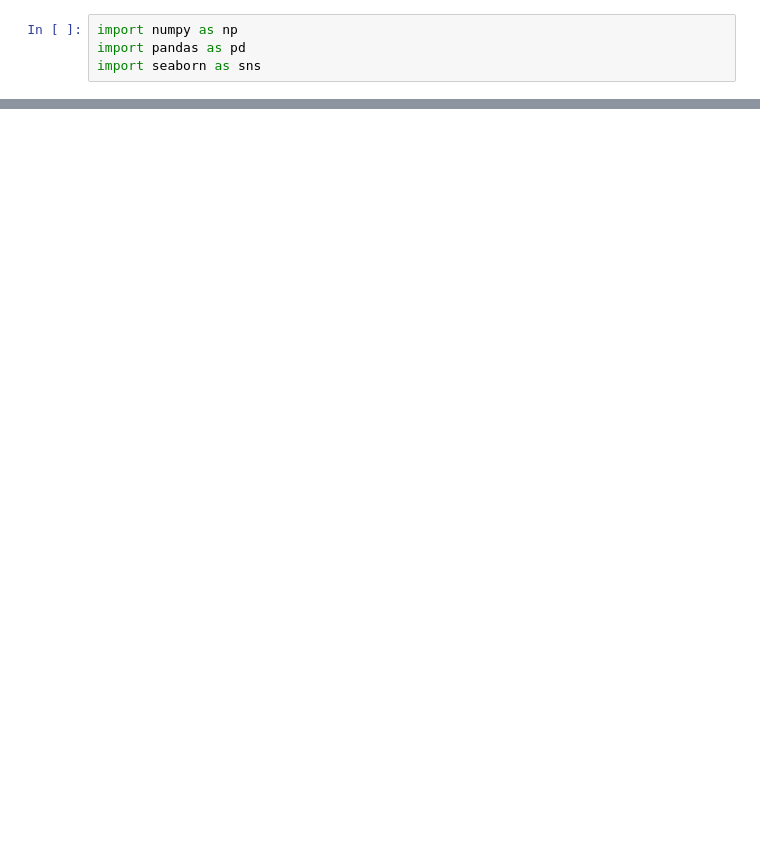
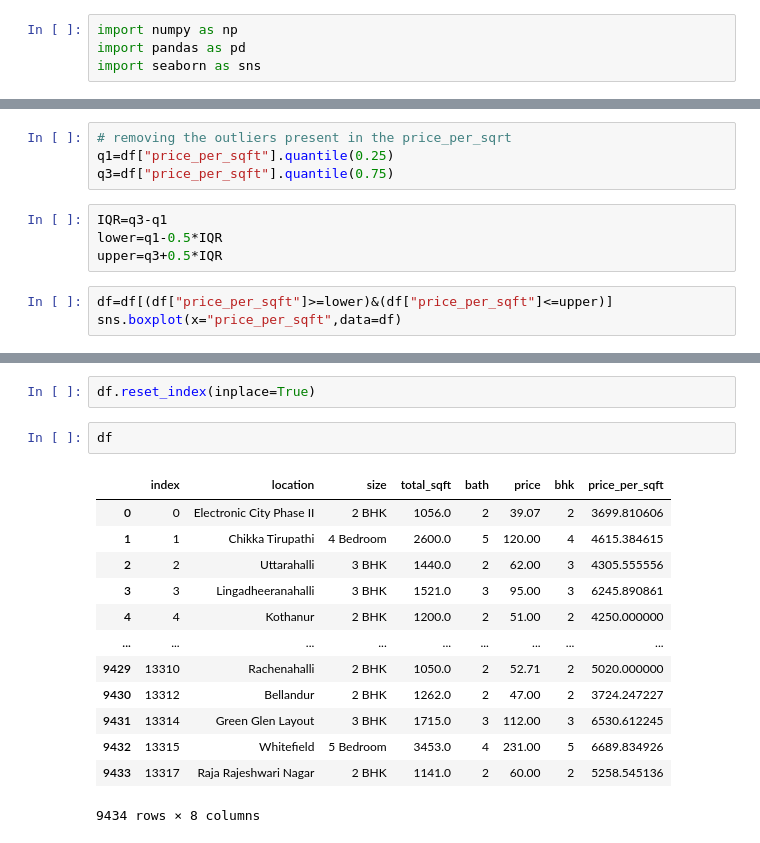
Before and after one commit to NikhilGoral28/Qspider, a Jupyter notebook: ml/Projects/House_price_prediction/notebook/EDA.ipynb, the cells around one changed output, grey strips where cells are left out. Saved outputs shown, nothing was run; the diff lists cells and outputs as text; blank space fills up the shorter version.

```diff
--- a/ml/Projects/House_price_prediction/notebook/EDA.ipynb
+++ b/ml/Projects/House_price_prediction/notebook/EDA.ipynb
@@ -6,0 +481,11 @@ df = pd.read_csv()
+# %%
+# removing the outliers present in the price_per_sqrt
+q1=df["price_per_sqft"].quantile(0.25)
+q3=df["price_per_sqft"].quantile(0.75)
+# %%
+IQR=q3-q1
+lower=q1-0.5*IQR
+upper=q3+0.5*IQR
+# %%
+df=df[(df["price_per_sqft"]>=lower)&(df["price_per_sqft"]<=upper)]
+sns.boxplot(x="price_per_sqft",data=df)
@@ -6,0 +495,18 @@ df = pd.read_csv()
+# %%
+df.reset_index(inplace=True)
+# %%
+df
+# %% [output]
+|  | index | location | size | total_sqft | bath | price | bhk | price_per_sqft |
+| 0 | 0 | Electronic City Phase II | 2 BHK | 1056.0 | 2 | 39.07 | 2 | 3699.810606 |
+| 1 | 1 | Chikka Tirupathi | 4 Bedroom | 2600.0 | 5 | 120.00 | 4 | 4615.384615 |
+| 2 | 2 | Uttarahalli | 3 BHK | 1440.0 | 2 | 62.00 | 3 | 4305.555556 |
+| 3 | 3 | Lingadheeranahalli | 3 BHK | 1521.0 | 3 | 95.00 | 3 | 6245.890861 |
+| 4 | 4 | Kothanur | 2 BHK | 1200.0 | 2 | 51.00 | 2 | 4250.000000 |
+| ... | ... | ... | ... | ... | ... | ... | ... | ... |
+| 9429 | 13310 | Rachenahalli | 2 BHK | 1050.0 | 2 | 52.71 | 2 | 5020.000000 |
+| 9430 | 13312 | Bellandur | 2 BHK | 1262.0 | 2 | 47.00 | 2 | 3724.247227 |
+| 9431 | 13314 | Green Glen Layout | 3 BHK | 1715.0 | 3 | 112.00 | 3 | 6530.612245 |
+| 9432 | 13315 | Whitefield | 5 Bedroom | 3453.0 | 4 | 231.00 | 5 | 6689.834926 |
+| 9433 | 13317 | Raja Rajeshwari Nagar | 2 BHK | 1141.0 | 2 | 60.00 | 2 | 5258.545136 |
+9434 rows × 8 columns
```
Also changed, not shown: parts of 59 cells of this notebook, 6 other files.
